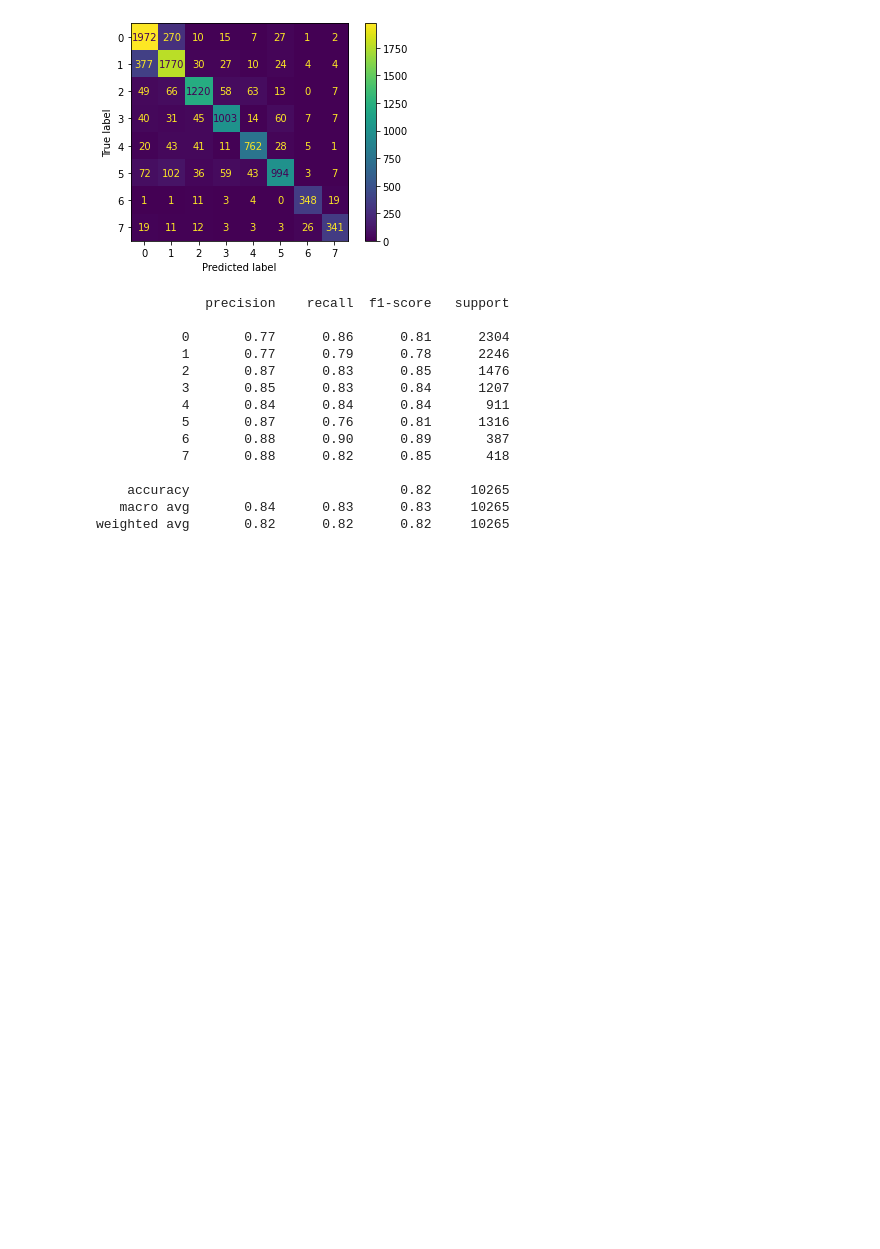
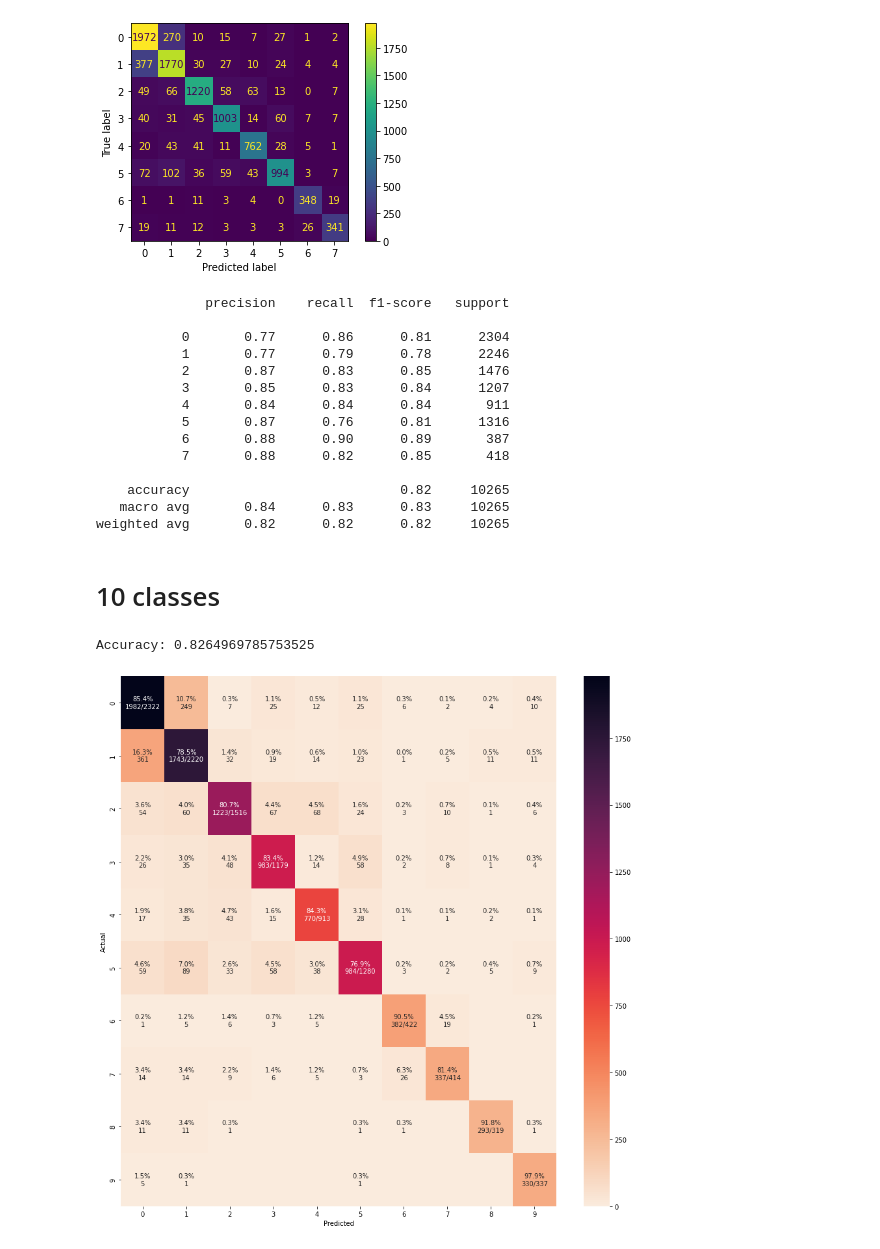
Before and after one commit to mdrazak2001/AdverseDrugReactions, a Jupyter notebook: JNs/testing.ipynb, the cells around one changed output. Cells and saved outputs as stored; diff of their text form; code cells hidden in the pictures; blank space fills up the shorter version.

```diff
--- a/JNs/testing.ipynb
+++ b/JNs/testing.ipynb
@@ -73,3 +75,12 @@ print(classification_report(y_test, y_pred))
     accuracy                           0.82     10265
    macro avg       0.84      0.83      0.83     10265
 weighted avg       0.82      0.82      0.82     10265
+# %% [markdown]
+# 10 classes
+# %%
+svc_model3 = pickle.load(open('../models/poly_svc_model3.sav', 'rb'))
+# %%
+y_pred = svc_model3.predict(X_test)
+print("Accuracy:",metrics.accuracy_score(y_test, y_pred))
+# %% [output]
+Accuracy: 0.8264969785753525
@@ -75,0 +131,4 @@ weighted avg       0.82      0.82      0.82     10265
+# %%
+cm_analysis(y_test, y_pred, svc_model3.classes_, ymap=None, figsize=(15,15))
+# %% [output]
+[figure, added]
```
Also changed, not shown: parts of 7 cells of this notebook, 15 other files.
